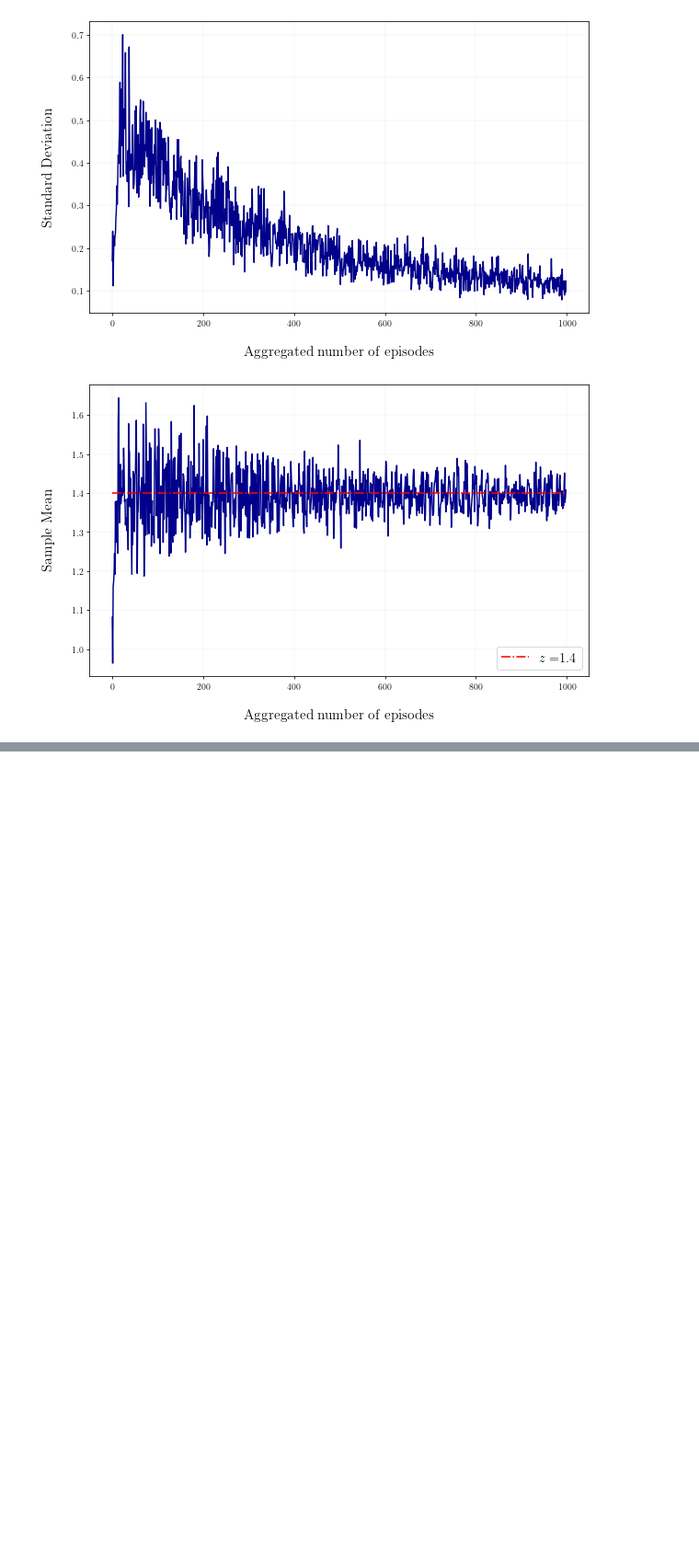
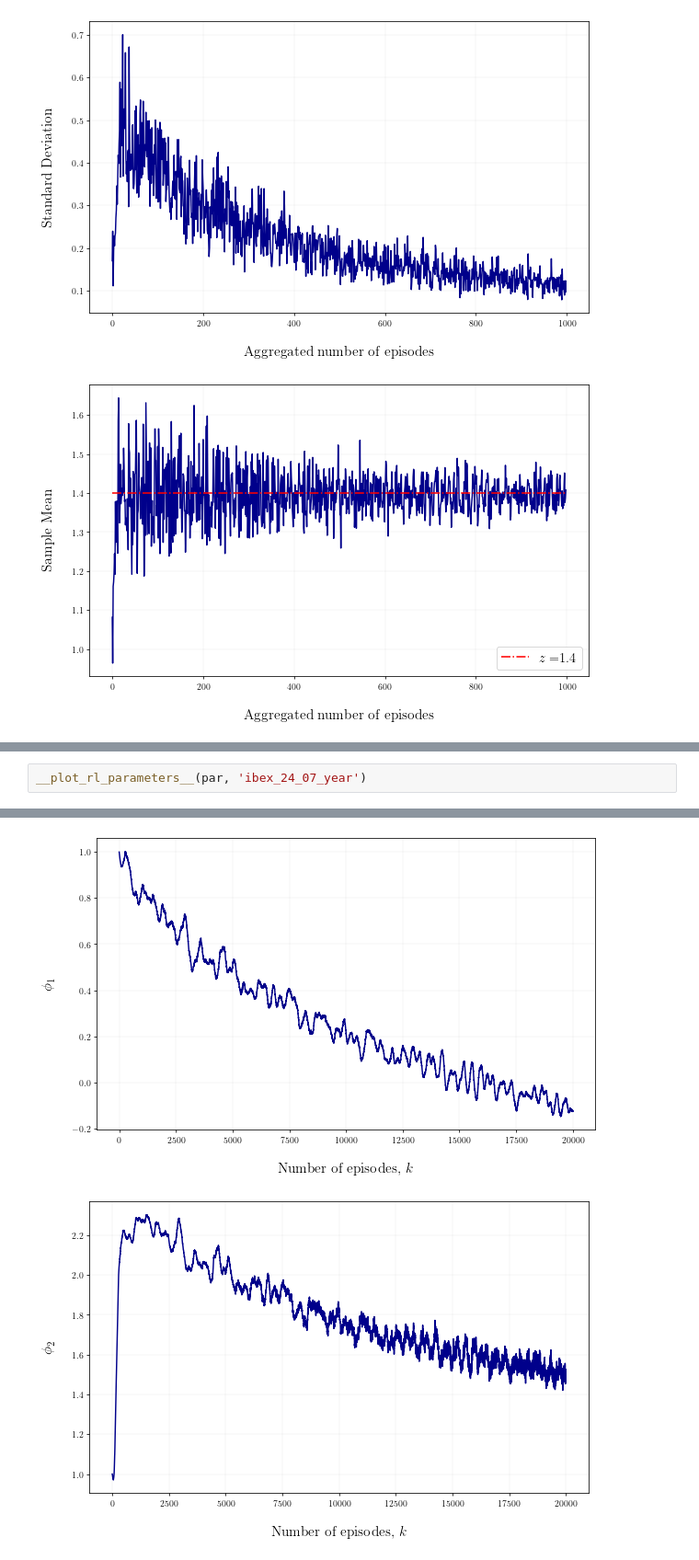
Before and after one commit to r-uben/dissertation-codes, a Jupyter notebook: emv-algorithm/emv_plots.ipynb, the cells around one changed output, grey strips where cells are left out. Shown at 92% size. Drawn from its saved outputs; the diff is of its cells as text; blank space fills up the shorter version.

```diff
--- a/emv-algorithm/emv_plots.ipynb
+++ b/emv-algorithm/emv_plots.ipynb
@@ -272,0 +284,3 @@ NameError: name 'φ2' is not defined
+# %%
+__plot_rl_parameters__(par, 'ibex_24_07_year')
+# %% [output]
@@ -272,0 +291,2 @@ NameError: name 'φ2' is not defined
+[figure, added]
+[figure, added]
```
Also changed, not shown: parts of 6 cells of this notebook, 4 other files.
